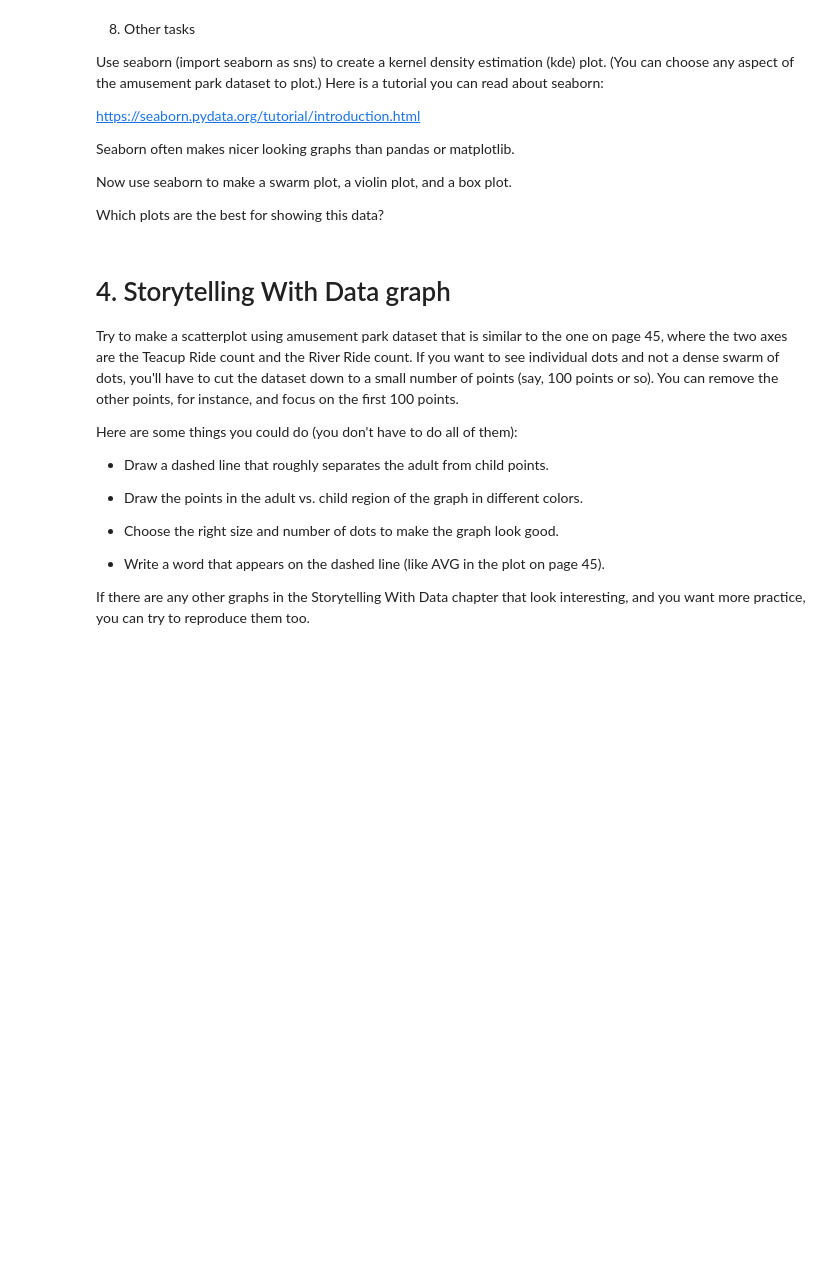
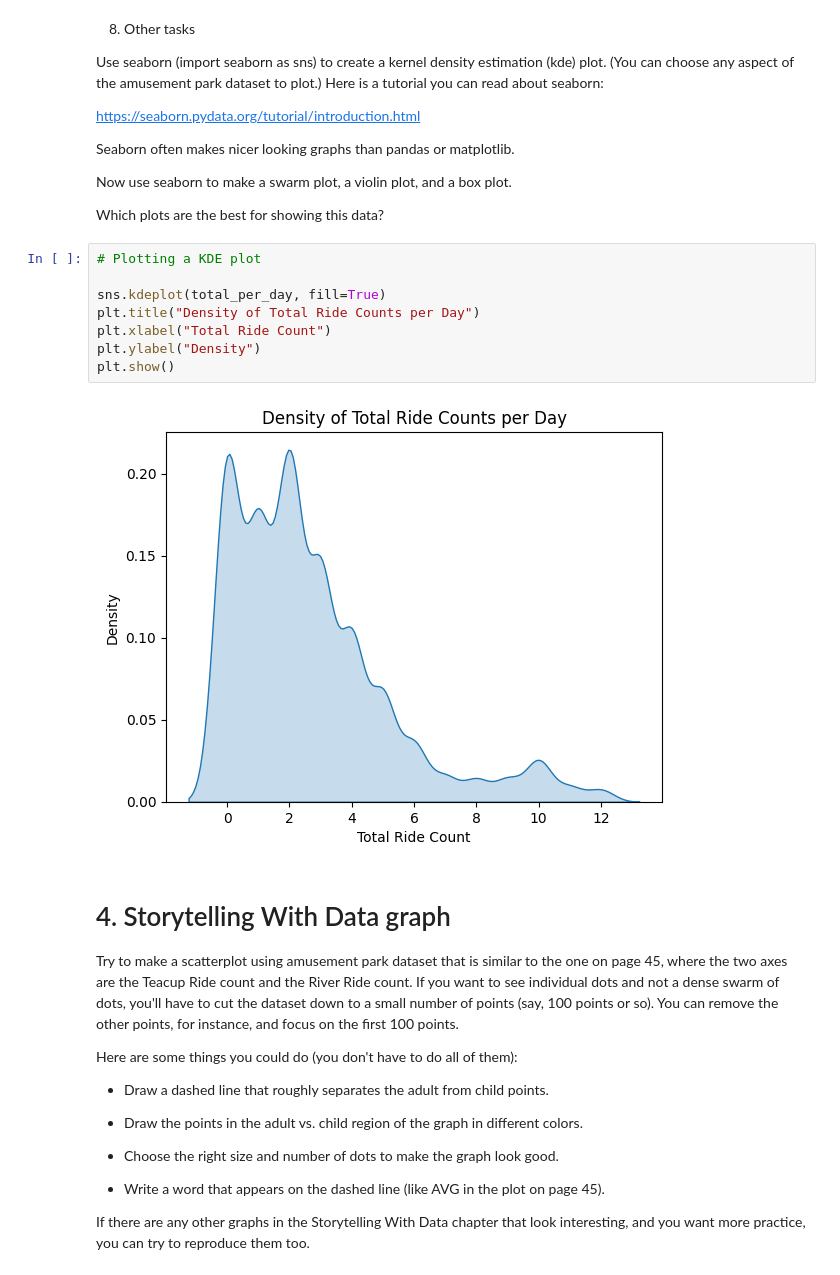
Before and after one commit to Haleymussary00/Module-B-semester-2, a Jupyter notebook: Week3.ipynb, the cells around one changed output. Saved outputs shown, nothing was run; the diff lists cells and outputs as text; blank space fills up the shorter version.

```diff
--- a/Week3.ipynb
+++ b/Week3.ipynb
@@ -525,6 +551,16 @@ Seaborn often makes nicer looking graphs than pandas or matplotlib.
 Now use seaborn to make a swarm plot, a violin plot, and a box plot.
 
 Which plots are the best for showing this data?
+# %%
+# Plotting a KDE plot
+
+sns.kdeplot(total_per_day, fill=True)
+plt.title("Density of Total Ride Counts per Day")
+plt.xlabel("Total Ride Count")
+plt.ylabel("Density")
+plt.show()
+# %% [output]
+[figure, added]
 # %% [markdown]
 # 4. Storytelling With Data graph
 
```
Also changed, not shown: parts of 7 cells of this notebook.
